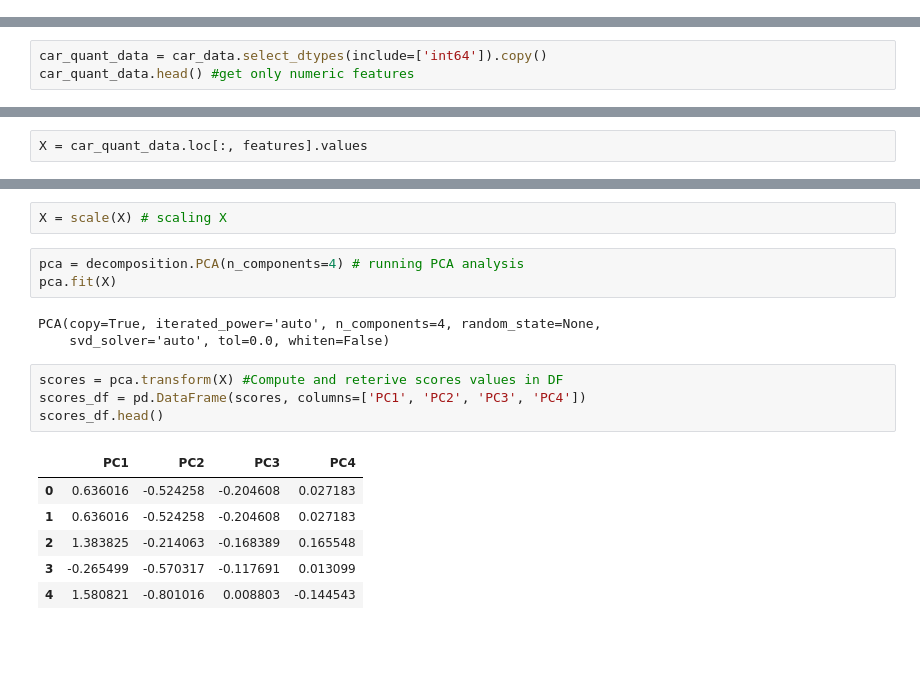
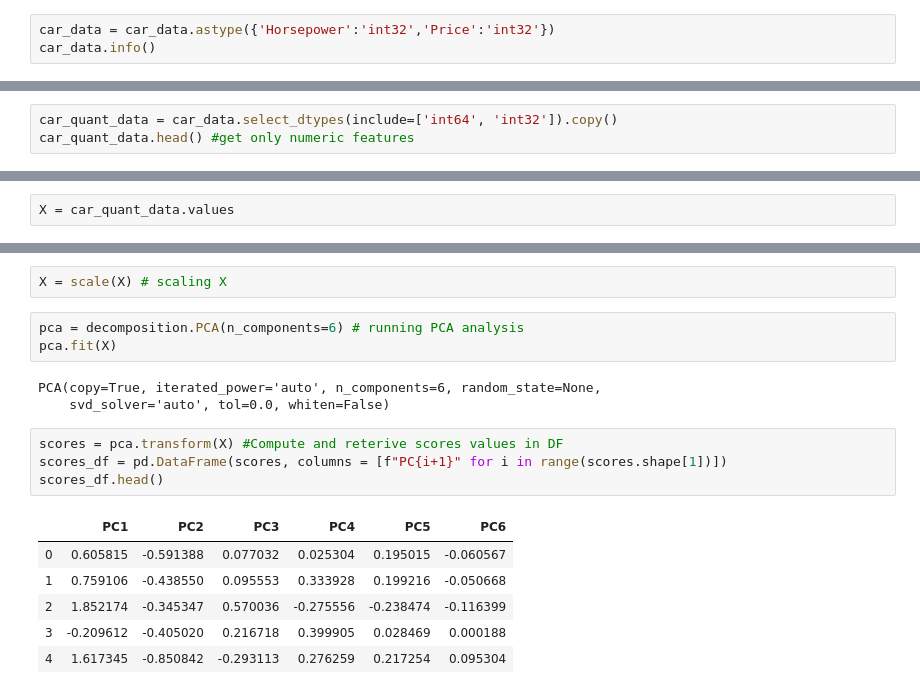
Before and after one commit to mossnick/VIS_Analitics_PCA, a Jupyter notebook: Car_PCA.ipynb, the cells around one changed output, grey strips where cells are left out. Cells and saved outputs as stored; diff of their text form; blank space fills up the shorter version.

```diff
--- a/Car_PCA.ipynb
+++ b/Car_PCA.ipynb
@@ -43,0 +99,3 @@ car_data.head()
+# %%
+car_data = car_data.astype({'Horsepower':'int32','Price':'int32'})
+car_data.info()
@@ -44,4 +118,4 @@ car_data.head()
 # %%
-car_quant_data = car_data.select_dtypes(include=['int64']).copy()
+car_quant_data = car_data.select_dtypes(include=['int64', 'int32']).copy()
 car_quant_data.head() #get only numeric features
 # %% [output]
@@ -57,2 +128,2 @@ features = ['Curb-weight', 'Engine Size', 'City-mpg', 'Highway-mpg']
 # %%
-X = car_quant_data.loc[:, features].values
+X = car_quant_data.values
@@ -74,19 +145,19 @@ from sklearn import decomposition
 # %%
 X = scale(X) # scaling X
 # %%
-pca = decomposition.PCA(n_components=4) # running PCA analysis
+pca = decomposition.PCA(n_components=6) # running PCA analysis
 pca.fit(X)
 # %% [output]
-PCA(copy=True, iterated_power='auto', n_components=4, random_state=None,
+PCA(copy=True, iterated_power='auto', n_components=6, random_state=None,
     svd_solver='auto', tol=0.0, whiten=False)
 # %%
 scores = pca.transform(X) #Compute and reterive scores values in DF
-scores_df = pd.DataFrame(scores, columns=['PC1', 'PC2', 'PC3', 'PC4'])
+scores_df = pd.DataFrame(scores, columns = [f"PC{i+1}" for i in range(scores.shape[1])])
 scores_df.head()
 # %% [output]
-|  | PC1 | PC2 | PC3 | PC4 |
-| 0 | 0.636016 | -0.524258 | -0.204608 | 0.027183 |
-| 1 | 0.636016 | -0.524258 | -0.204608 | 0.027183 |
-| 2 | 1.383825 | -0.214063 | -0.168389 | 0.165548 |
-| 3 | -0.265499 | -0.570317 | -0.117691 | 0.013099 |
-| 4 | 1.580821 | -0.801016 | 0.008803 | -0.144543 |
+|  | PC1 | PC2 | PC3 | PC4 | PC5 | PC6 |
+| 0 | 0.605815 | -0.591388 | 0.077032 | 0.025304 | 0.195015 | -0.060567 |
+| 1 | 0.759106 | -0.438550 | 0.095553 | 0.333928 | 0.199216 | -0.050668 |
+| 2 | 1.852174 | -0.345347 | 0.570036 | -0.275556 | -0.238474 | -0.116399 |
+| 3 | -0.209612 | -0.405020 | 0.216718 | 0.399905 | 0.028469 | 0.000188 |
+| 4 | 1.617345 | -0.850842 | -0.293113 | 0.276259 | 0.217254 | 0.095304 |
```
Also changed, not shown: parts of 36 cells of this notebook.
